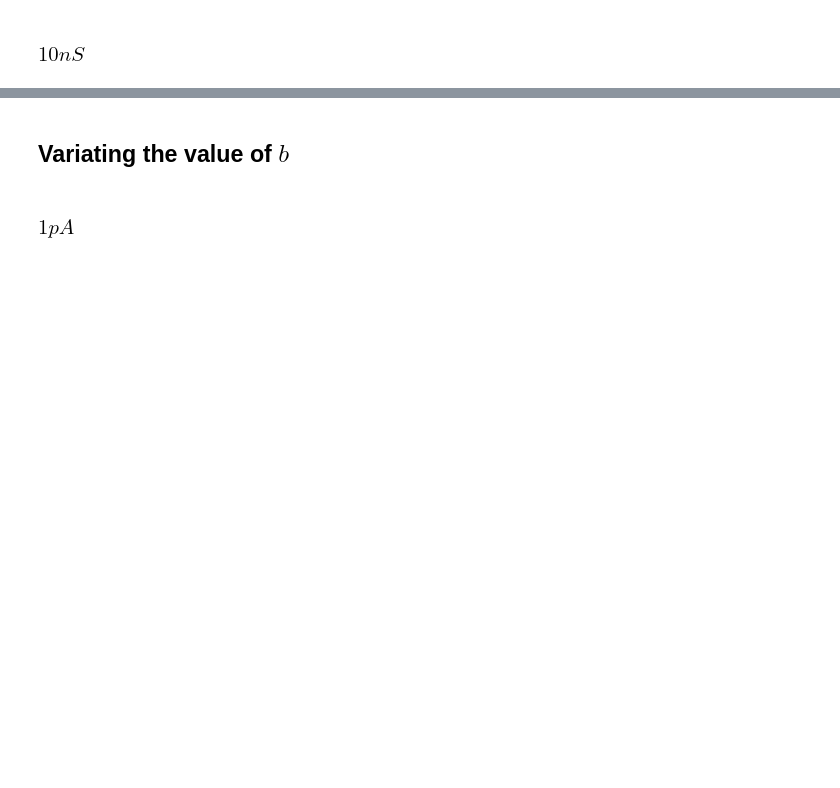
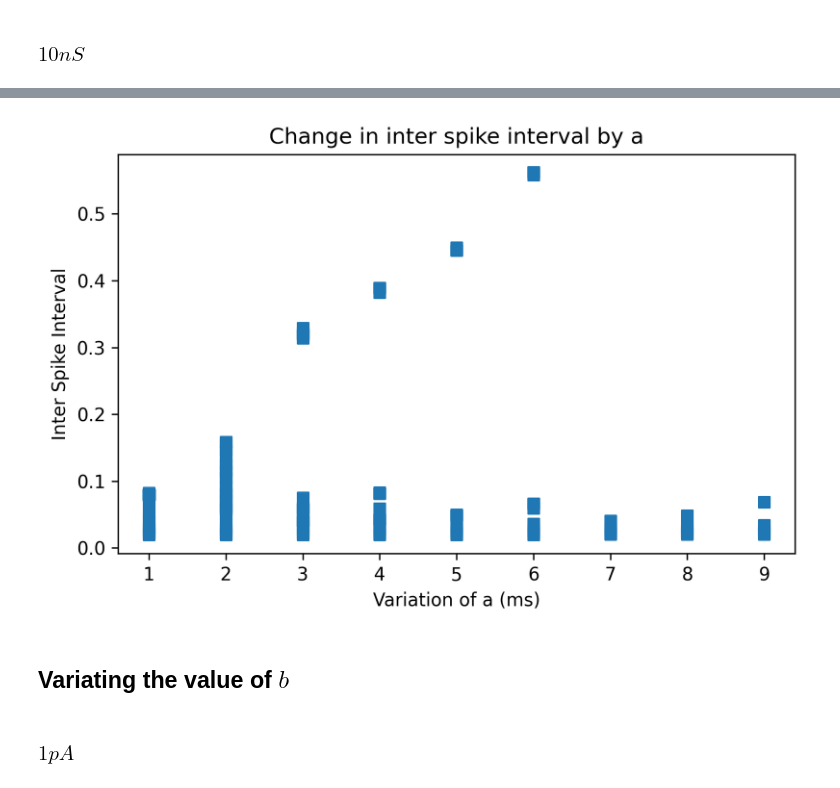
Before and after one commit to Jaffar-Hussein/ADEX, a Jupyter notebook: Models/neural_Adex_simulations.ipynb, the cells around one changed output, grey strips where cells are left out. Saved outputs shown, nothing was run; the diff lists cells and outputs as text; code cells hidden in the pictures; blank space fills up the shorter version.

```diff
--- a/Models/neural_Adex_simulations.ipynb
+++ b/Models/neural_Adex_simulations.ipynb
@@ -441,3 +477,7 @@ plt.show()
+# %%
+isi_a.a_plt(isi_a.df)
+# %% [output]
+[figure, added]
 # %% [markdown]
 ## **Variating the value of $b$**
 # %% [markdown]
```
Also changed, not shown: parts of 31 cells of this notebook, 4 other files.
